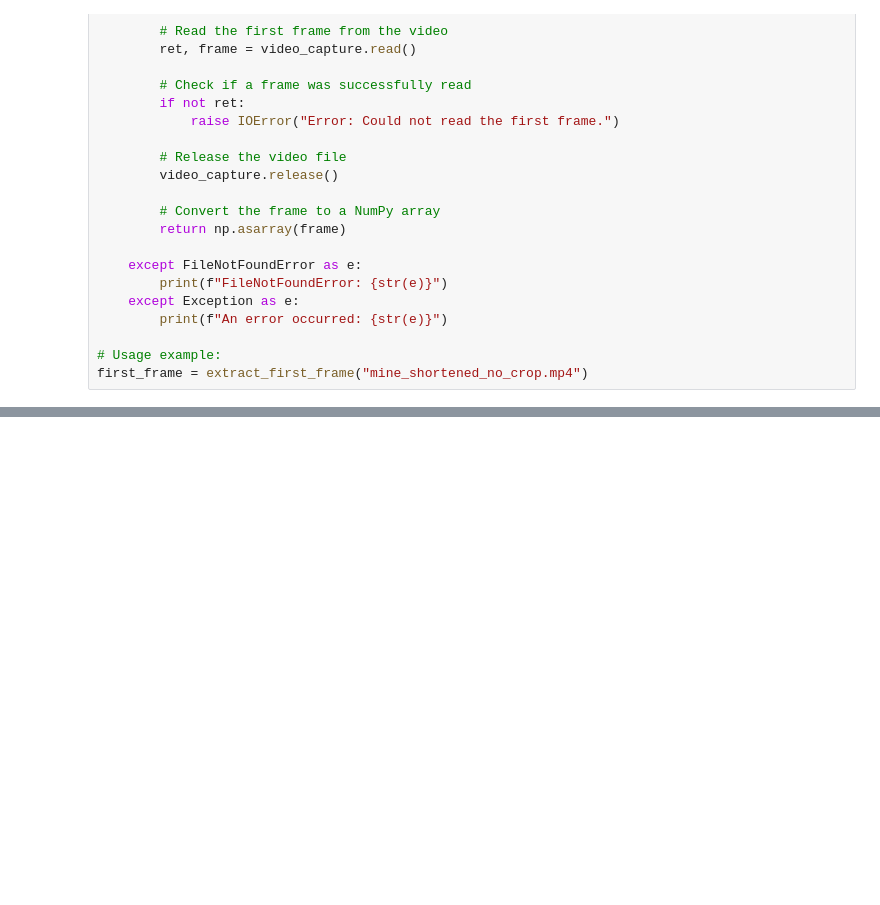
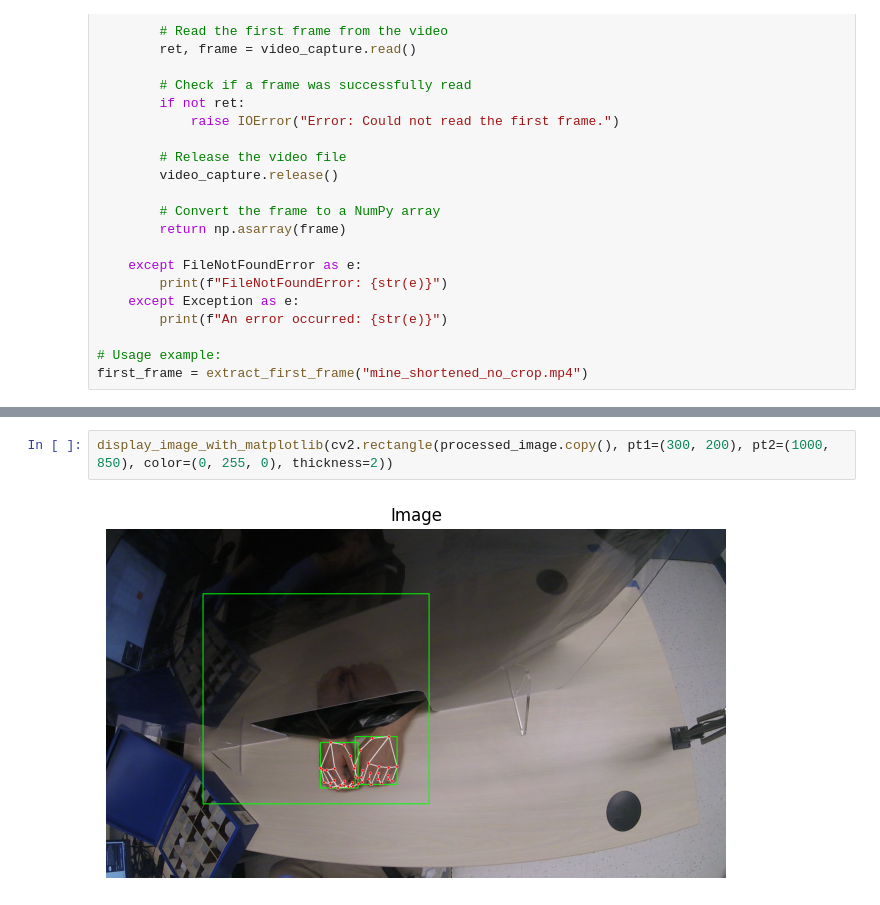
Before and after one commit to nripstein/Undergrad-Thesis, a Jupyter notebook: frame_extract.ipynb, the cells around one changed output, grey strips where cells are left out. Saved outputs shown, nothing was run; the diff lists cells and outputs as text; blank space fills up the shorter version.

```diff
--- a/frame_extract.ipynb
+++ b/frame_extract.ipynb
@@ -193,0 +248,4 @@ for idx, (x, y, w, h) in enumerate(hands, start=1):
+# %%
+display_image_with_matplotlib(cv2.rectangle(processed_image.copy(), pt1=(300, 200), pt2=(1000, 850), color=(0, 255, 0), thickness=2))
+# %% [output]
+[figure, added]
```
Also changed, not shown: parts of 3 cells of this notebook.
